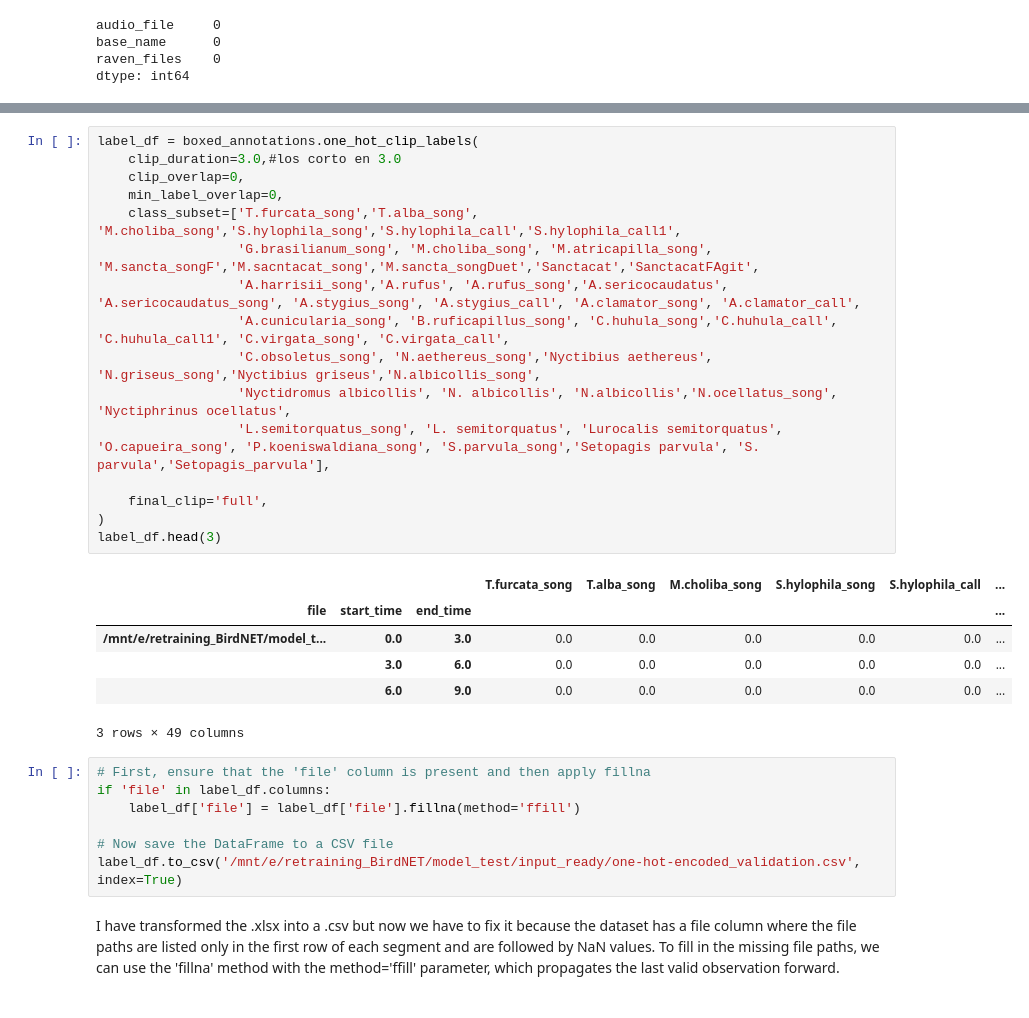
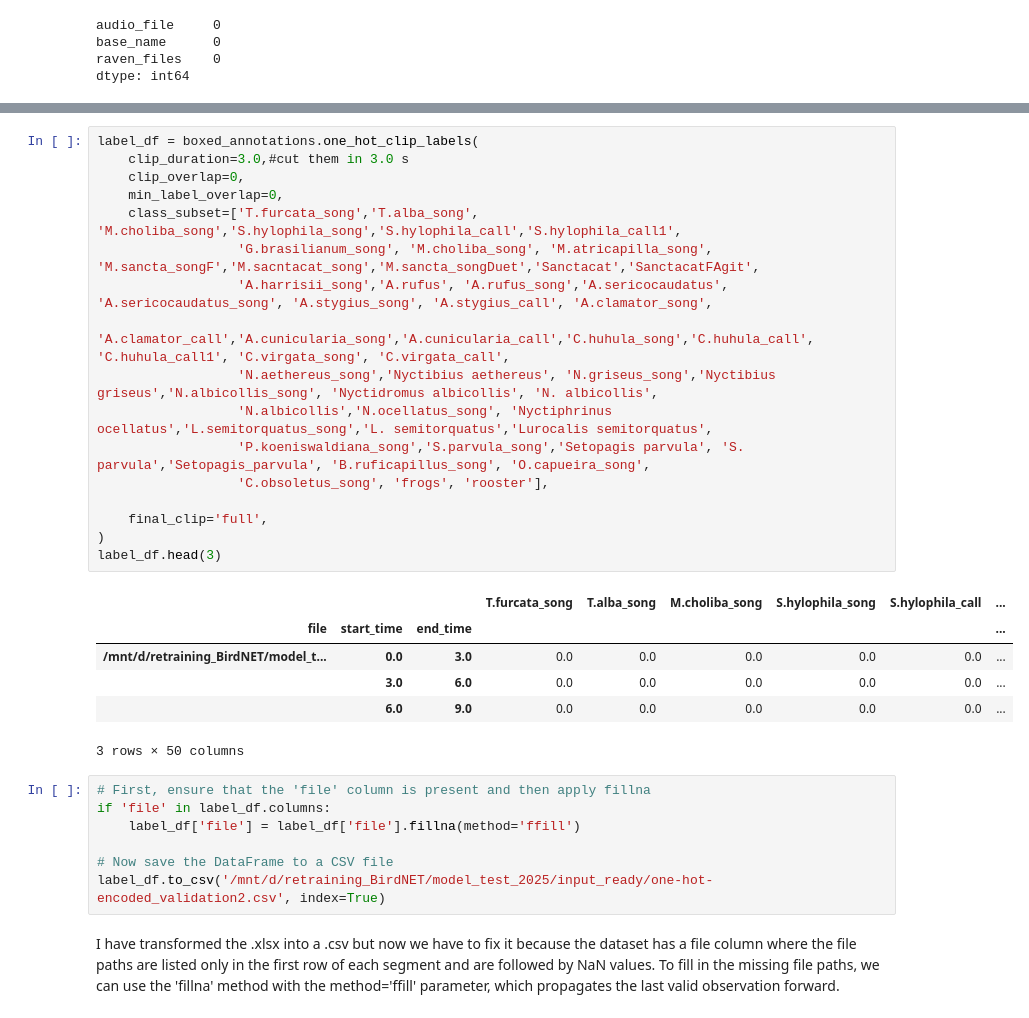
Before and after one commit to agosjuncosa/Retraining-BirdNET_Owls, a Jupyter notebook: one_hot_labeled_evalset.ipynb, the cells around one changed output, grey strips where cells are left out. Drawn from its saved outputs; the diff is of its cells as text.

```diff
--- a/one_hot_labeled_evalset.ipynb
+++ b/one_hot_labeled_evalset.ipynb
@@ -70,33 +70,34 @@ boxed_annotations.df.head(3)
 # %%
 label_df = boxed_annotations.one_hot_clip_labels(
-    clip_duration=3.0,#los corto en 3.0
+    clip_duration=3.0,#cut them in 3.0 s
     clip_overlap=0,
     min_label_overlap=0,
     class_subset=['T.furcata_song','T.alba_song', 'M.choliba_song','S.hylophila_song','S.hylophila_call','S.hylophila_call1',
                   'G.brasilianum_song', 'M.choliba_song', 'M.atricapilla_song', 'M.sancta_songF','M.sacntacat_song','M.sancta_songDuet','Sanctacat','SanctacatFAgit',
-                  'A.harrisii_song','A.rufus', 'A.rufus_song','A.sericocaudatus', 'A.sericocaudatus_song', 'A.stygius_song', 'A.stygius_call', 'A.clamator_song', 'A.clamator_call',
-                  'A.cunicularia_song', 'B.ruficapillus_song', 'C.huhula_song','C.huhula_call', 'C.huhula_call1', 'C.virgata_song', 'C.virgata_call',
-                  'C.obsoletus_song', 'N.aethereus_song','Nyctibius aethereus', 'N.griseus_song','Nyctibius griseus','N.albicollis_song',
-                  'Nyctidromus albicollis', 'N. albicollis', 'N.albicollis','N.ocellatus_song', 'Nyctiphrinus ocellatus',
-                  'L.semitorquatus_song', 'L. semitorquatus', 'Lurocalis semitorquatus', 'O.capueira_song', 'P.koeniswaldiana_song', 'S.parvula_song','Setopagis parvula', 'S. parvula','Setopagis_parvula'],
+                  'A.harrisii_song','A.rufus', 'A.rufus_song','A.sericocaudatus', 'A.sericocaudatus_song', 'A.stygius_song', 'A.stygius_call', 'A.clamator_song',
+                  'A.clamator_call','A.cunicularia_song','A.cunicularia_call','C.huhula_song','C.huhula_call', 'C.huhula_call1', 'C.virgata_song', 'C.virgata_call',
+                  'N.aethereus_song','Nyctibius aethereus', 'N.griseus_song','Nyctibius griseus','N.albicollis_song', 'Nyctidromus albicollis', 'N. albicollis',
+                  'N.albicollis','N.ocellatus_song', 'Nyctiphrinus ocellatus','L.semitorquatus_song','L. semitorquatus','Lurocalis semitorquatus',
+                  'P.koeniswaldiana_song','S.parvula_song','Setopagis parvula', 'S. parvula','Setopagis_parvula', 'B.ruficapillus_song', 'O.capueira_song',
+                  'C.obsoletus_song', 'frogs', 'rooster'],
 
     final_clip='full',
 )
 label_df.head(3)
 # %% [output]
 |  |  |  | T.furcata_song | T.alba_song | M.choliba_song | S.hylophila_song | S.hylophila_call | ... |
 | file | start_time | end_time |  |  |  |  |  | ... |
-| /mnt/e/retraining_BirdNET/model_t... | 0.0 | 3.0 | 0.0 | 0.0 | 0.0 | 0.0 | 0.0 | ... |
+| /mnt/d/retraining_BirdNET/model_t... | 0.0 | 3.0 | 0.0 | 0.0 | 0.0 | 0.0 | 0.0 | ... |
 |  | 3.0 | 6.0 | 0.0 | 0.0 | 0.0 | 0.0 | 0.0 | ... |
 |  | 6.0 | 9.0 | 0.0 | 0.0 | 0.0 | 0.0 | 0.0 | ... |
-3 rows × 49 columns
+3 rows × 50 columns
 # %%
 # First, ensure that the 'file' column is present and then apply fillna
 if 'file' in label_df.columns:
     label_df['file'] = label_df['file'].fillna(method='ffill')
 
 # Now save the DataFrame to a CSV file
-label_df.to_csv('/mnt/e/retraining_BirdNET/model_test/input_ready/one-hot-encoded_validation.csv', index=True)
+label_df.to_csv('/mnt/d/retraining_BirdNET/model_test_2025/input_ready/one-hot-encoded_validation2.csv', index=True)
 # %% [markdown]
 I have transformed the .xlsx into a .csv but now we have to fix it because the dataset has a file column where the file paths are listed only in the first row of each segment and are followed by NaN values.
 To fill in the missing file paths, we can use the 'fillna' method with the method='ffill' parameter, which propagates the last valid observation forward.
```
Also changed, not shown: parts of 2 cells of this notebook, 13 other files.
